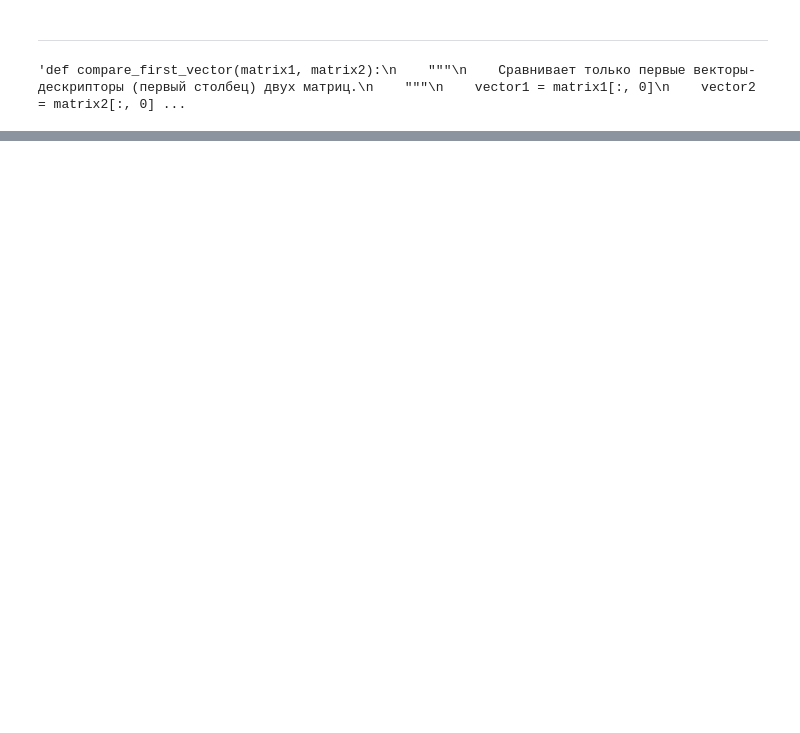
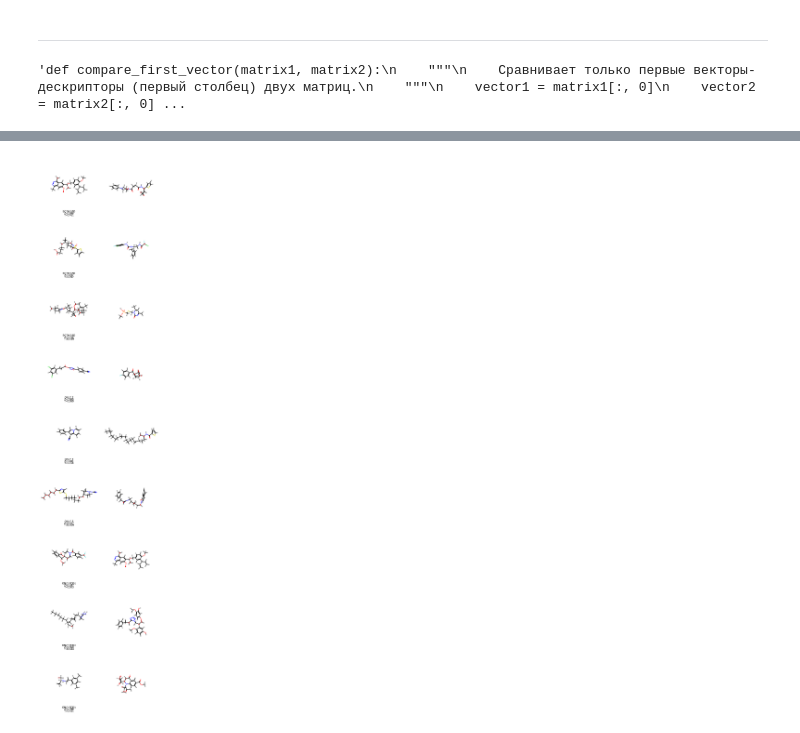
Before and after one commit to Masha1313/thesis-project, a Jupyter notebook: z3dzernike.ipynb, the cells around one changed output, grey strips where cells are left out. Cells and saved outputs as stored; diff of their text form; code cells hidden in the pictures; blank space fills up the shorter version.

```diff
--- a/z3dzernike.ipynb
+++ b/z3dzernike.ipynb
@@ -224,2 +245,3 @@ def load_molecules_from_sdf(filepath, max_molecules=None, removeHs=False, saniti
 # %%
-molecules = load_molecules_from_sdf(sdf_file, max_molecules=100, start_from=0)
+#molecules = load_molecules_from_sdf(sdf_file, max_molecules=200, start_from=0)
+molecules = load_random_molecules_from_sdf(sdf_file, n=300, seed=45)
@@ -526,0 +638,11 @@ plt.show()
+# %%
+bad_pairs = df_results[
+    ((df_results['tanimoto'] > 0.6) & (df_results['zernike'] > 0.7)) |
+    ((df_results['tanimoto'] < 0.50) & (df_results['zernike'] < 0.5))
+]
+
+bad_pairs_RDkit = df_results[
+    ((df_results['tanimoto'] > 0.6) & (df_results['rdkit'] > 14)) |
+    ((df_results['tanimoto'] < 0.60) & (df_results['rdkit'] < 8))
+]
+print(bad_pairs.head())
@@ -526,0 +671,67 @@ plt.show()
+# %%
+set_z = set(bad_pairs['id'])
+set_r = set(bad_pairs_RDkit['id'])
+
+both_bad = df_results[df_results['id'].isin(set_z & set_r)]
+only_z   = df_results[df_results['id'].isin(set_z - set_r)]
+only_r   = df_results[df_results['id'].isin(set_r - set_z)]
+
+def show_random_pairs(df, n=5, title=""):
+    if len(df) == 0:
+        print(f"{title}: empty")
+        return
+
+    sample = df.sample(min(n, len(df)), random_state=42)
+
+    print(title)
+    display(show_pairs_with_metrics(sample, n=len(sample)))
+
+def show_all_categories_one_image(n=3):
+    dfs = []
+
+    categories = [
+        (both_bad, "BOTH BAD"),
+        (only_z,   "ONLY Z"),
+        (only_r,   "ONLY RDKit"),
+
+    ]
+
+    for df, label in categories:
+        if len(df) == 0:
+            continue
+
+        sample = df.sample(min(n, len(df)), random_state=42).copy()
+        sample["category"] = label
+        dfs.append(sample)
+
+    combined = pd.concat(dfs, ignore_index=True)
+
+    # ---------- строим одну картинку ----------
+    mols = []
+    legends = []
+
+    for _, row in combined.iterrows():
+        pair_id = row['id']
+        i, j = map(int, pair_id.split('_'))
+
+        z = row['zernike']
+        t = row['tanimoto']
+        cat = row['category']
+
+        mols.append(m_list[i])
+        mols.append(m_list[j])
+
+        label = f"{cat}\nZ={z:.3f}\nT={t:.3f}"
+
+        legends.append(label)
+        legends.append("")
+
+    return Draw.MolsToGridImage(
+        mols,
+        molsPerRow=2,
+        legends=legends,
+        subImgSize=(300, 300)
+    )
+display(show_all_categories_one_image(n=3))
+# %% [output]
+[figure, added]
```
Also changed, not shown: parts of 14 cells of this notebook, 8 other files.
